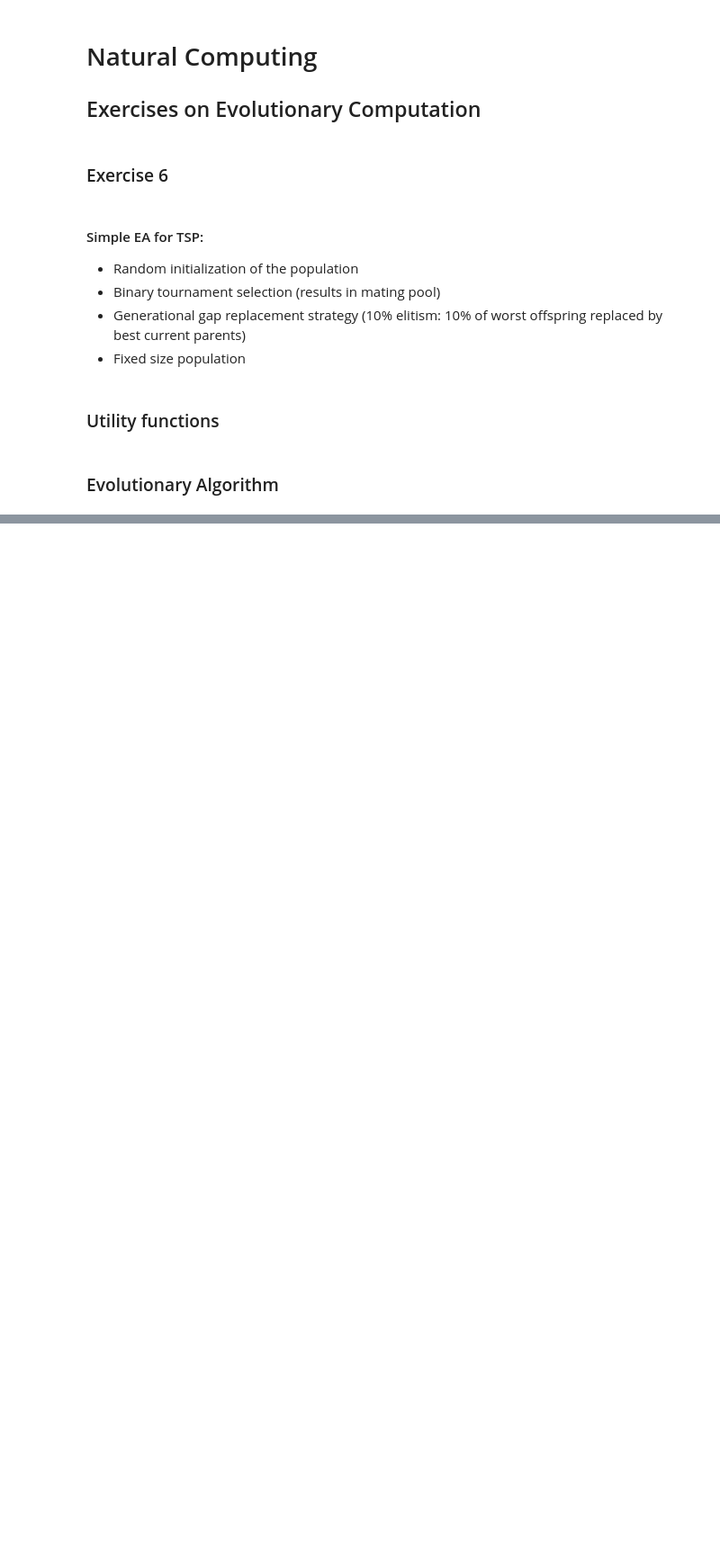
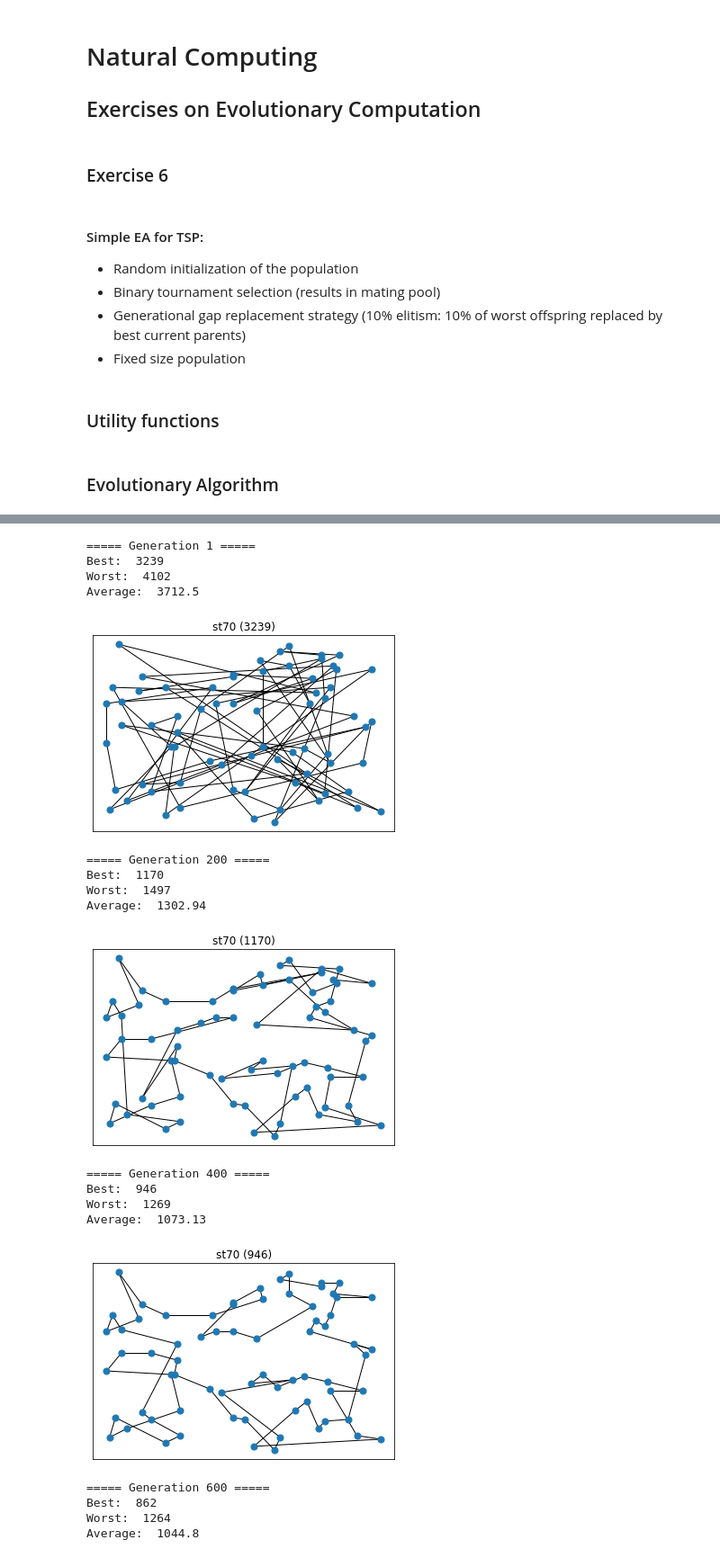
Before and after one commit to rusane/natural-computing, a Jupyter notebook: Evolutionary Computation/TSP.ipynb, the cells around one changed output, grey strips where cells are left out. Shown at 90% size. Drawn from its saved outputs; the diff is of its cells as text; code cells hidden in the pictures; blank space fills up the shorter version.

```diff
--- a/Evolutionary Computation/TSP.ipynb
+++ b/Evolutionary Computation/TSP.ipynb
@@ -282,0 +320,22 @@ plot_history(generations)
+# %%
+main(st70_problem, st70_solution, 1000)
+# %% [output]
+===== Generation 1 =====
+Best:  3239
+Worst:  4102
+Average:  3712.5
+[figure, added]
+===== Generation 200 =====
+Best:  1170
+Worst:  1497
+Average:  1302.94
+[figure, added]
+===== Generation 400 =====
+Best:  946
+Worst:  1269
+Average:  1073.13
+[figure, added]
+===== Generation 600 =====
+Best:  862
+Worst:  1264
+Average:  1044.8
```
Also changed, not shown: parts of 23 cells of this notebook, 2 other files.
